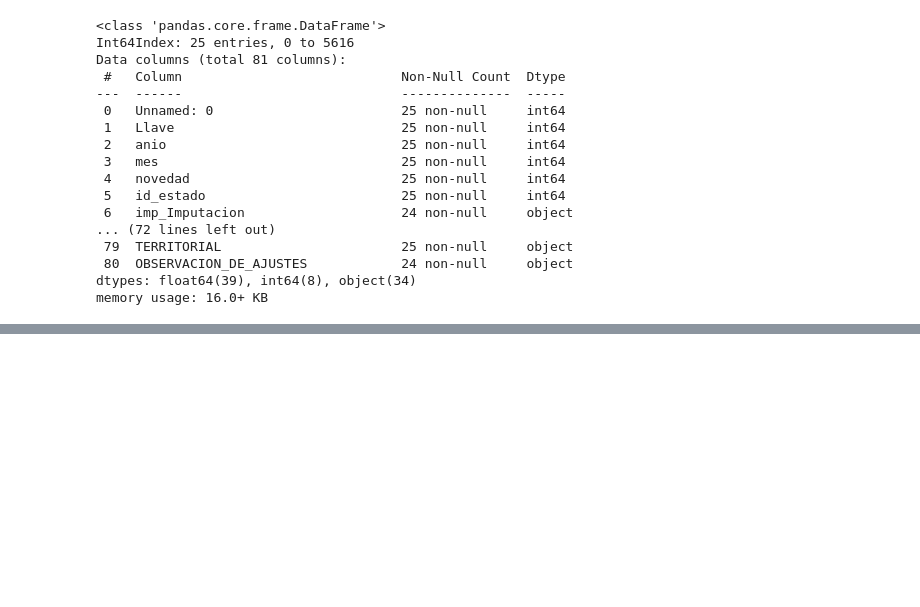
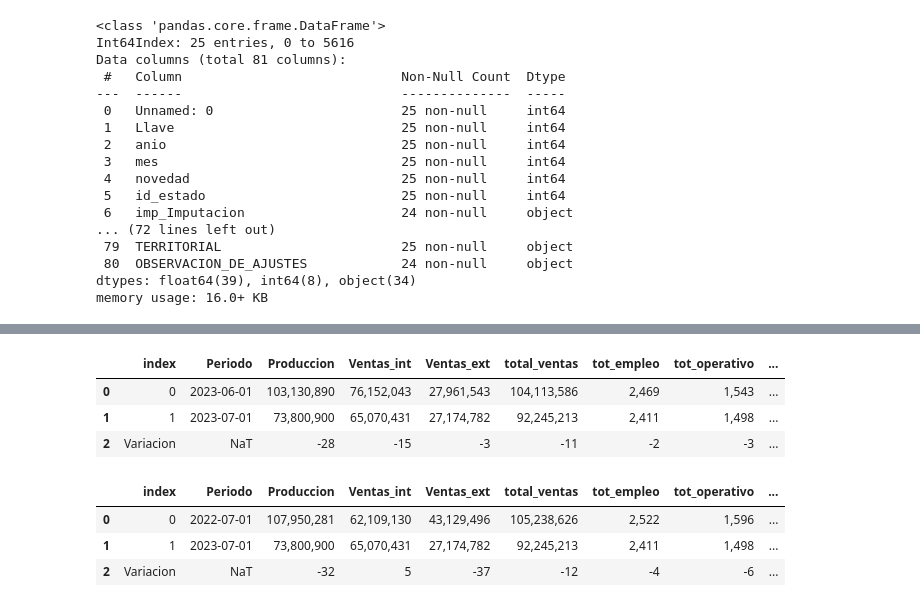
Before and after one commit to titobriceno/analizador, a Jupyter notebook: scrips/tables.ipynb, the cells around one changed output, grey strips where cells are left out. Drawn from its saved outputs; the diff is of its cells as text; code cells hidden in the pictures; blank space fills up the shorter version.

```diff
--- a/scrips/tables.ipynb
+++ b/scrips/tables.ipynb
@@ -406,0 +450,74 @@ resume_table
+# %%
+# Variation of mount and year personal. production
+#  production variation
+def production_var(data):
+    actual_mount = data.iloc[-1]
+    actual_mount = actual_mount.to_frame().T
+    before_mount = data.iloc[-2]
+    before_mount = before_mount.to_frame().T
+
+    colums = [
+        "Produccion",
+        "Ventas_int",
+        "Ventas_ext",
+        "total_ventas",
+        "tot_empleo",
+        "tot_operativo",
+        "sal_percapita",
+        "Horas_Ord",
+        "Horas_Ext",
+    ]
+
+    mount = pd.concat([before_mount, actual_mount])
+    mount = mount.drop(
+        columns=[
+            "Existen",
+            "pro-ven",
+            "dif-inv",
+            "coeficiente",
+        ]
+    )
+    variation = mount[colums].pct_change() * 100
+    mount = pd.concat([mount, variation])
+    mount = mount.reset_index(drop=False)
+    mount = mount.rename(index={mount.index[-1]: "Variacion"})
+    mount = mount.drop(2)
+    mount = mount.drop(columns="index")
+    mount = mount.reset_index(drop=False)
+
+    twuelve_mount = data.iloc[-13]
+    twuelve_mount = twuelve_mount.to_frame().T
+    year = pd.concat([twuelve_mount, actual_mount])
+    year = year.drop(
+        columns=[
+            "Existen",
+            "pro-ven",
+            "dif-inv",
+            "coeficiente",
+        ]
+    )
+    variation_year = year[colums].pct_change() * 100
+    year = pd.concat([year, variation_year])
+    year = year.reset_index(drop=False)
+    year = year.rename(index={year.index[-1]: "Variacion"})
+    year = year.drop(2)
+    year = year.drop(columns="index")
+    year = year.reset_index(drop=False)
+
+    return mount, year
+
+
+mesual, year = production_var(producion_of_company)
+mesual
+# %% [output]
+|  | index | Periodo | Produccion | Ventas_int | Ventas_ext | total_ventas | tot_empleo | tot_operativo | ... |
+| 0 | 0 | 2023-06-01 | 103,130,890 | 76,152,043 | 27,961,543 | 104,113,586 | 2,469 | 1,543 | ... |
+| 1 | 1 | 2023-07-01 | 73,800,900 | 65,070,431 | 27,174,782 | 92,245,213 | 2,411 | 1,498 | ... |
+| 2 | Variacion | NaT | -28 | -15 | -3 | -11 | -2 | -3 | ... |
+# %%
+year
+# %% [output]
+|  | index | Periodo | Produccion | Ventas_int | Ventas_ext | total_ventas | tot_empleo | tot_operativo | ... |
+| 0 | 0 | 2022-07-01 | 107,950,281 | 62,109,130 | 43,129,496 | 105,238,626 | 2,522 | 1,596 | ... |
+| 1 | 1 | 2023-07-01 | 73,800,900 | 65,070,431 | 27,174,782 | 92,245,213 | 2,411 | 1,498 | ... |
+| 2 | Variacion | NaT | -32 | 5 | -37 | -12 | -4 | -6 | ... |
```
Also changed, not shown: parts of 8 cells of this notebook.
